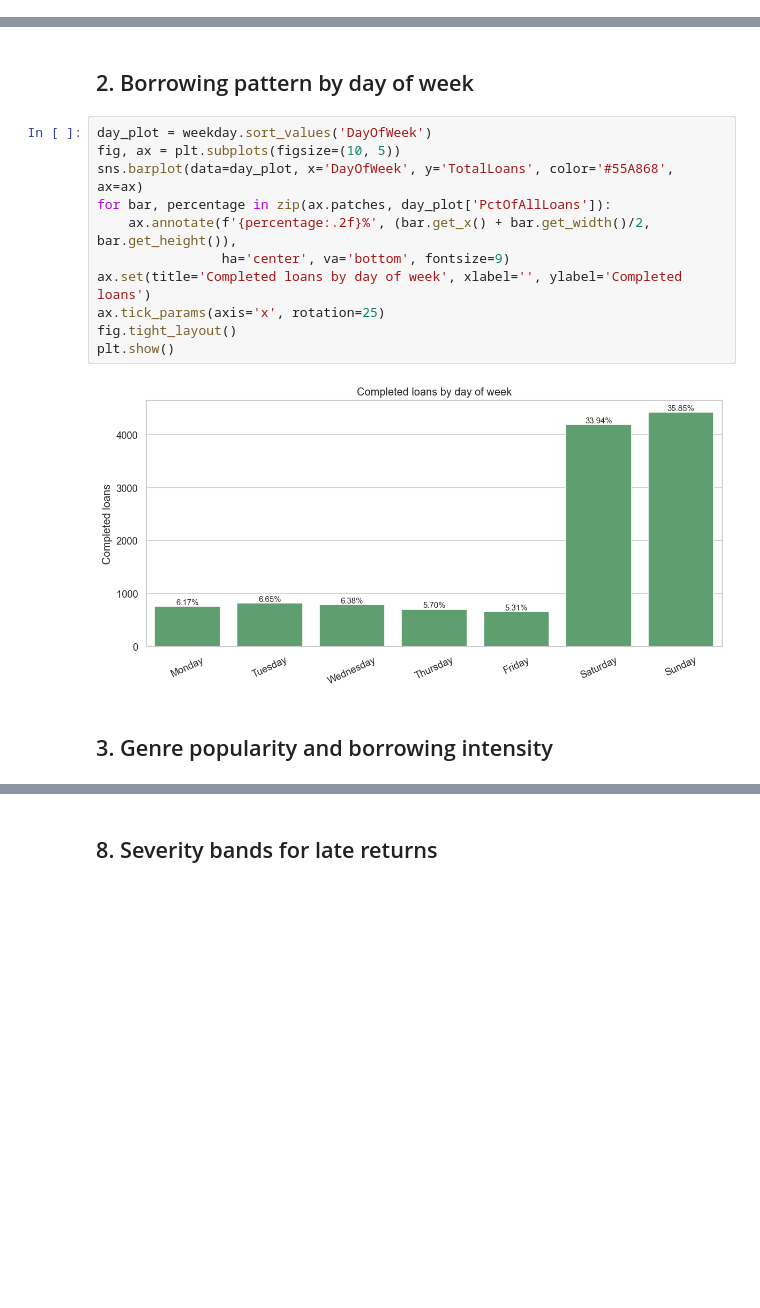
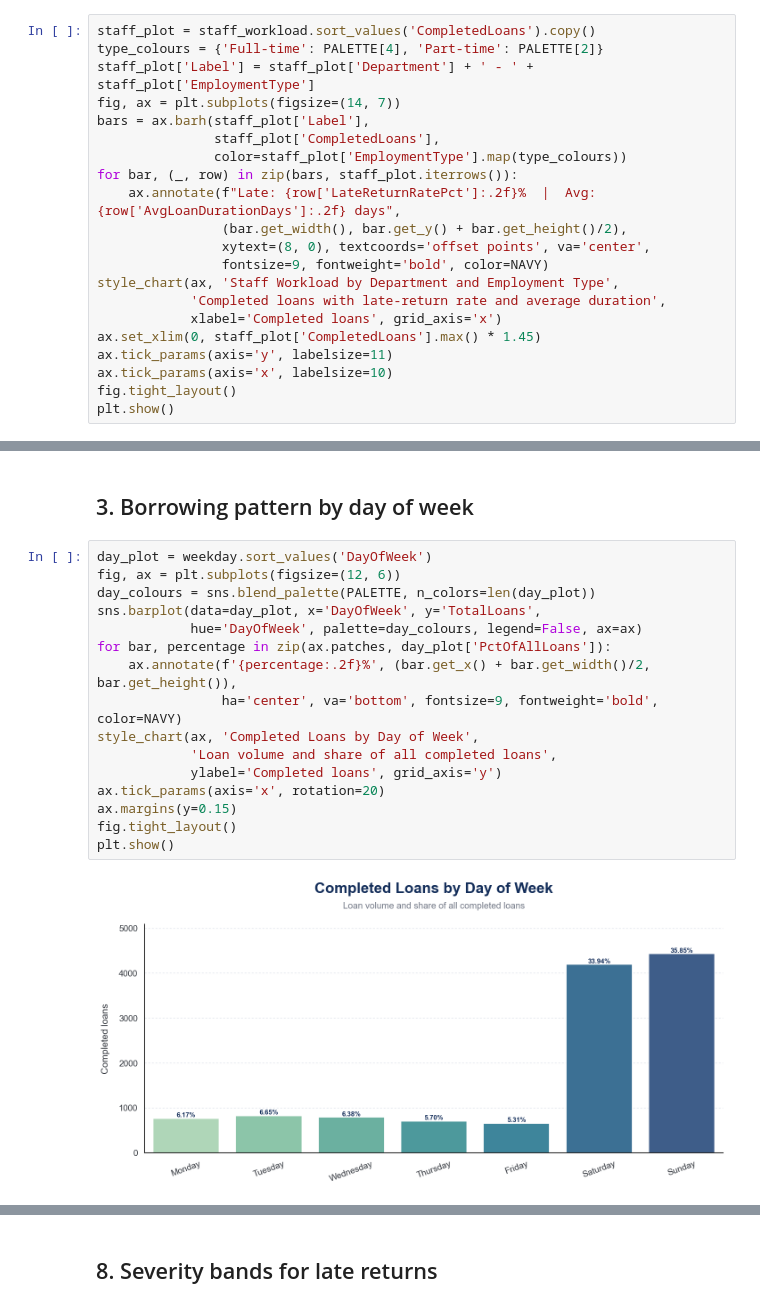
Before and after one commit to pufferfish3e/data-engineering-ca2, a Jupyter notebook: analysis/dw_insights_graphs.ipynb, the cells around one changed output, grey strips where cells are left out. Drawn from its saved outputs; the diff is of its cells as text; blank space fills up the shorter version.

```diff
--- a/analysis/dw_insights_graphs.ipynb
+++ b/analysis/dw_insights_graphs.ipynb
@@ -94,0 +177,21 @@ plt.show()
+# %%
+staff_plot = staff_workload.sort_values('CompletedLoans').copy()
+type_colours = {'Full-time': PALETTE[4], 'Part-time': PALETTE[2]}
+staff_plot['Label'] = staff_plot['Department'] + ' - ' + staff_plot['EmploymentType']
+fig, ax = plt.subplots(figsize=(14, 7))
+bars = ax.barh(staff_plot['Label'],
+               staff_plot['CompletedLoans'],
+               color=staff_plot['EmploymentType'].map(type_colours))
+for bar, (_, row) in zip(bars, staff_plot.iterrows()):
+    ax.annotate(f"Late: {row['LateReturnRatePct']:.2f}%  |  Avg: {row['AvgLoanDurationDays']:.2f} days",
+                (bar.get_width(), bar.get_y() + bar.get_height()/2),
+                xytext=(8, 0), textcoords='offset points', va='center',
+                fontsize=9, fontweight='bold', color=NAVY)
+style_chart(ax, 'Staff Workload by Department and Employment Type',
+            'Completed loans with late-return rate and average duration',
+            xlabel='Completed loans', grid_axis='x')
+ax.set_xlim(0, staff_plot['CompletedLoans'].max() * 1.45)
+ax.tick_params(axis='y', labelsize=11)
+ax.tick_params(axis='x', labelsize=10)
+fig.tight_layout()
+plt.show()
@@ -95,17 +200,20 @@ plt.show()
 # %% [markdown]
-## 2. Borrowing pattern by day of week
+## 3. Borrowing pattern by day of week
 # %%
 day_plot = weekday.sort_values('DayOfWeek')
-fig, ax = plt.subplots(figsize=(10, 5))
-sns.barplot(data=day_plot, x='DayOfWeek', y='TotalLoans', color='#55A868', ax=ax)
+fig, ax = plt.subplots(figsize=(12, 6))
+day_colours = sns.blend_palette(PALETTE, n_colors=len(day_plot))
+sns.barplot(data=day_plot, x='DayOfWeek', y='TotalLoans',
+            hue='DayOfWeek', palette=day_colours, legend=False, ax=ax)
 for bar, percentage in zip(ax.patches, day_plot['PctOfAllLoans']):
     ax.annotate(f'{percentage:.2f}%', (bar.get_x() + bar.get_width()/2, bar.get_height()),
-                ha='center', va='bottom', fontsize=9)
-ax.set(title='Completed loans by day of week', xlabel='', ylabel='Completed loans')
-ax.tick_params(axis='x', rotation=25)
+                ha='center', va='bottom', fontsize=9, fontweight='bold', color=NAVY)
+style_chart(ax, 'Completed Loans by Day of Week',
+            'Loan volume and share of all completed loans',
+            ylabel='Completed loans', grid_axis='y')
+ax.tick_params(axis='x', rotation=20)
+ax.margins(y=0.15)
 fig.tight_layout()
 plt.show()
 # %% [output]
-[figure, old version]
+[figure, new version]
-# %% [markdown]
-## 3. Genre popularity and borrowing intensity
```
Also changed, not shown: parts of 22 cells of this notebook, 7 other files.
